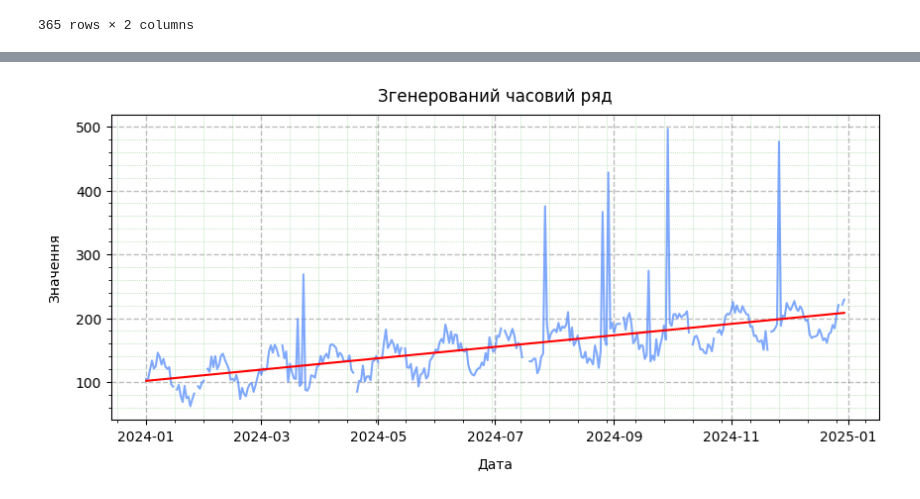
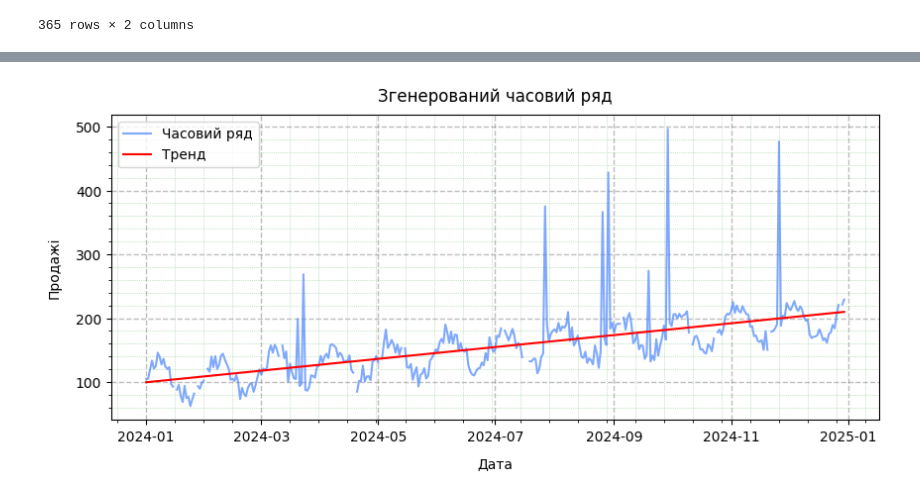
Before and after one commit to BogdanPinchuk/DataScience-PBY_HW15, a Jupyter notebook: Bohdan_Pinchuk_DS_HW15.ipynb, the cells around one changed output, grey strips where cells are left out. Drawn from its saved outputs; the diff is of its cells as text; code cells hidden in the pictures.

```diff
--- a/Bohdan_Pinchuk_DS_HW15.ipynb
+++ b/Bohdan_Pinchuk_DS_HW15.ipynb
@@ -258,7 +257,8 @@ import numpy as np
 from scipy import signal
 
 # Input data
-window_size = 7
+window_size = 14
+trim_size = window_size // 2
 
 # Solution
 temp_df = df.copy()
@@ -267,6 +267,11 @@ temp_df["id"] = temp_df.index
 
 g_fun = np.ones(window_size) / window_size
 f_fun = temp_df["sales"].values
-smoothed_data = signal.fftconvolve(y_left, y_right, mode='same')
+smoothed_data = signal.fftconvolve(f_fun, g_fun, mode='same')
+
+temp_df["smoothed"] = smoothed_data
+# видаляємо некоректні значення по краях, щоб зменшити вплив значень
+temp_df = temp_df.iloc[trim_size:-trim_size]
 
 # Print results
+# display(temp_df)
@@ -280,15 +330,10 @@ import apps.reporter as rpt
 from sklearn.linear_model import LinearRegression
 
 # Input data
-rng_seed = 42
 
 # Solution
-temp_df = df.copy()
-temp_df.dropna(inplace=True)
-temp_df["id"] = temp_df.index
-
 X_data = temp_df["id"].values.reshape(-1, 1)
-Y_data = temp_df["sales"].values.reshape(-1, 1)
+Y_data = temp_df["smoothed"].values.reshape(-1, 1)
 
 model_line = LinearRegression()
 model_line.fit(X_data, Y_data)
@@ -306,6 +351,13 @@ rp.add_item("Коефіцієнт β₁", f"{beta1.item(0):.6f}")
 rp.add_item("Кут нахилу β₁", f"{beta1_deg.item(0):.2f}°")
 rp.add_item("Наявність тренду", 'є' if beta0 > 0 else 'немає')
 
+temp_df = df.copy()
+temp_df["id"] = temp_df.index
+
+X_data = temp_df["id"].values.reshape(-1, 1)
+Y_pred = model_line.predict(X_data)
+temp_df["predicted"] = Y_pred
+
 # Print results
 rp.print_pd_report("Параметри лінійної регресії")
 # %% [output]
@@ -331,23 +370,24 @@ rp.print_pd_report("Параметри лінійної регресії")
 # %%
 # Graphic results
 
 import matplotlib.pyplot as plt
 
 # Input data
 
 # Solution
 _, ax = plt.subplots(figsize=(10, 4))
 
-ax.plot(df["date"], df["sales"], alpha=0.75)
-ax.plot(temp_df["date"], temp_df["predicted"], color='red')
+ax.plot(df["date"], df["sales"], alpha=0.75, label="Часовий ряд")
+ax.plot(temp_df["date"], temp_df["predicted"], color='red', label="Тренд")
 
 ax.grid(axis='both', visible=True, which='major', ls='--', linewidth=1.0, color='tab:gray')
 ax.minorticks_on()
 ax.grid(axis='both', visible=True, which='minor', ls=':', linewidth=0.5, color='tab:green')
 ax.set_title("Згенерований часовий ряд", pad=10, loc='center', color='black')
 ax.set_xlabel("Дата", labelpad=10, loc='center', color='black')
-ax.set_ylabel("Значення", labelpad=10, loc='center', color='black')
+ax.set_ylabel("Продажі", labelpad=10, loc='center', color='black')
+ax.legend()
 
 plt.show()
 # %% [output]
-[figure, old version]
+[figure, new version]
```
Also changed, not shown: parts of 7 cells of this notebook.
